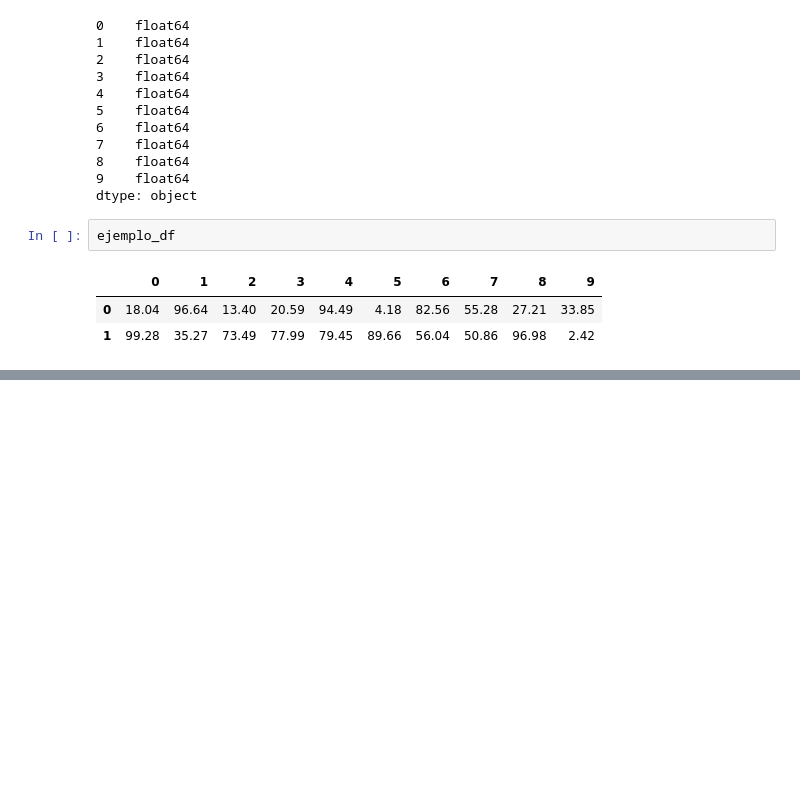
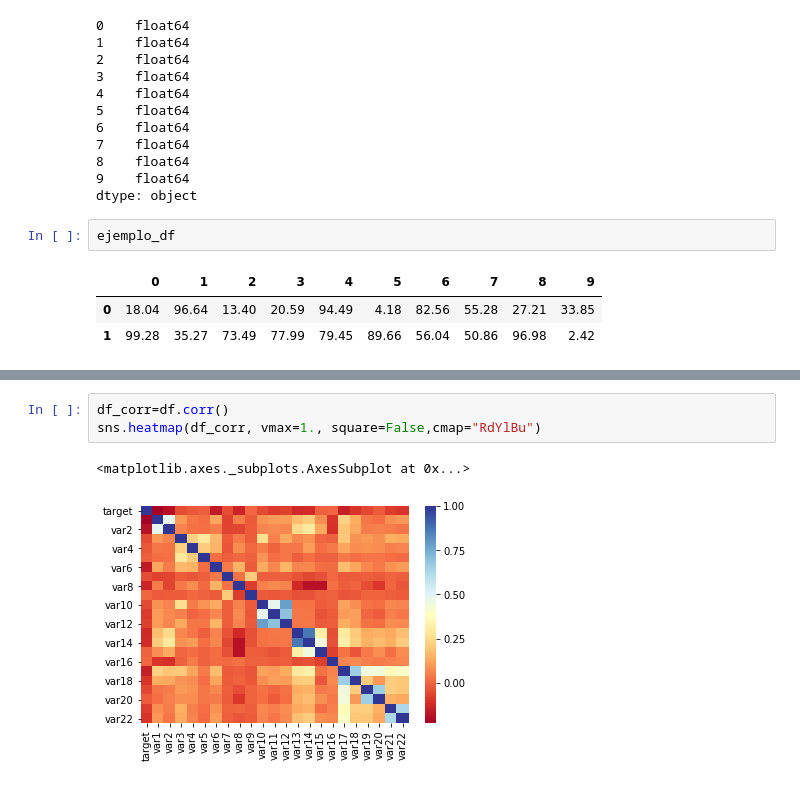
Before and after one commit to ricardofullton/cognodata_test, a Jupyter notebook: Cognodata_test.ipynb, the cells around one changed output, grey strips where cells are left out. Cells and saved outputs as stored; diff of their text form; blank space fills up the shorter version.

```diff
--- a/Cognodata_test.ipynb
+++ b/Cognodata_test.ipynb
@@ -219,0 +309,6 @@ La columna objetivo de la tabla =e llama "tar=et", y el resto de columnas actuan
+# %%
+df_corr=df.corr()
+sns.heatmap(df_corr, vmax=1., square=False,cmap="RdYlBu")
+# %% [output]
+<matplotlib.axes._subplots.AxesSubplot at 0x...>
+[figure, added]
```
Also changed, not shown: parts of 44 cells of this notebook.
